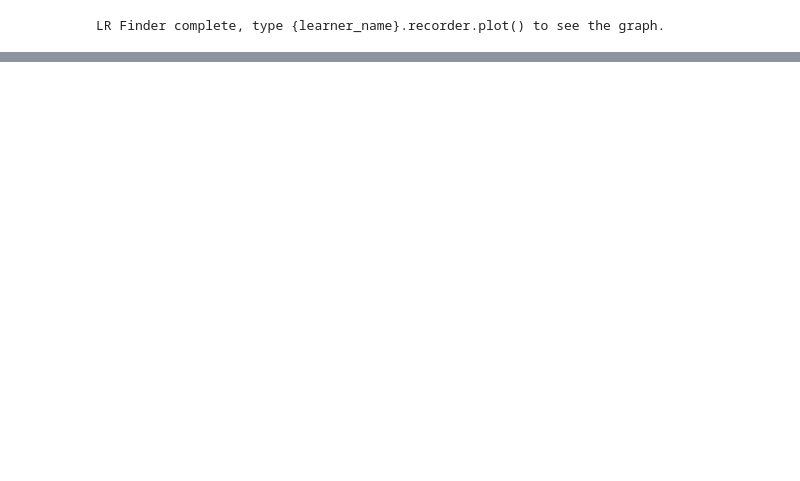
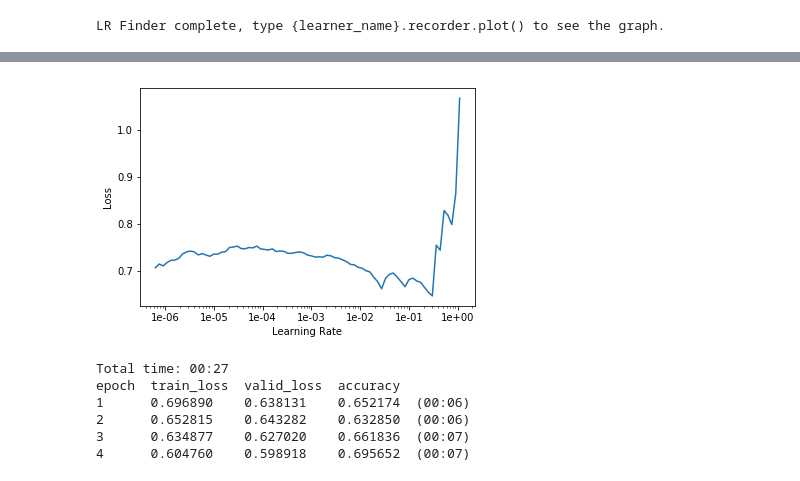
Before and after one commit to EstebanGuillen/ResearchMilestone, a Jupyter notebook: AWD_Finetuned_Autopsy.ipynb, the cells around one changed output, grey strips where cells are left out. Cells and saved outputs as stored; diff of their text form; code cells hidden in the pictures; blank space fills up the shorter version.

```diff
--- a/AWD_Finetuned_Autopsy.ipynb
+++ b/AWD_Finetuned_Autopsy.ipynb
@@ -76,0 +90,7 @@ learn.recorder.plot_metrics()
+# %%
+data_clas = TextClasDataBunch.from_csv(path_clas,folds[1], vocab=data_lm.train_ds.vocab, classes=['Suicide','Homicide'], bs=batch_size)
+
+learn = text_classifier_learner(data_clas, drop_mult=drop_mult)
+learn.load_encoder('enc_autopsy_not_pretrained')
+
+learn.freeze()
@@ -76,0 +101,13 @@ learn.recorder.plot_metrics()
+# %%
+learn.recorder.plot()
+# %% [output]
+[figure, added]
+# %%
+learn.fit(4,learning_rate, wd=wd)
+# %% [output]
+Total time: 00:27
+epoch  train_loss  valid_loss  accuracy
+1      0.696890    0.638131    0.652174  (00:06)
+2      0.652815    0.643282    0.632850  (00:06)
+3      0.634877    0.627020    0.661836  (00:07)
+4      0.604760    0.598918    0.695652  (00:07)
```
Also changed, not shown: parts of 54 cells of this notebook, 2 other files.
